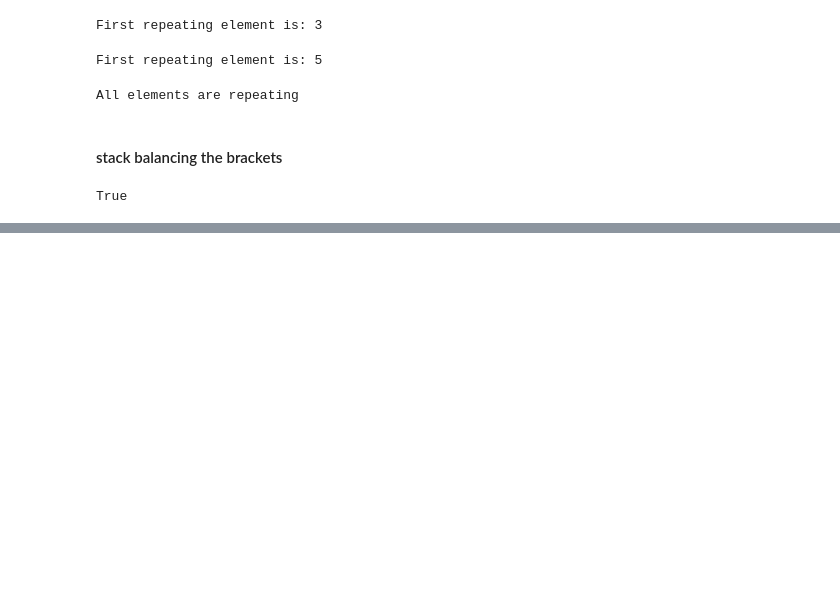
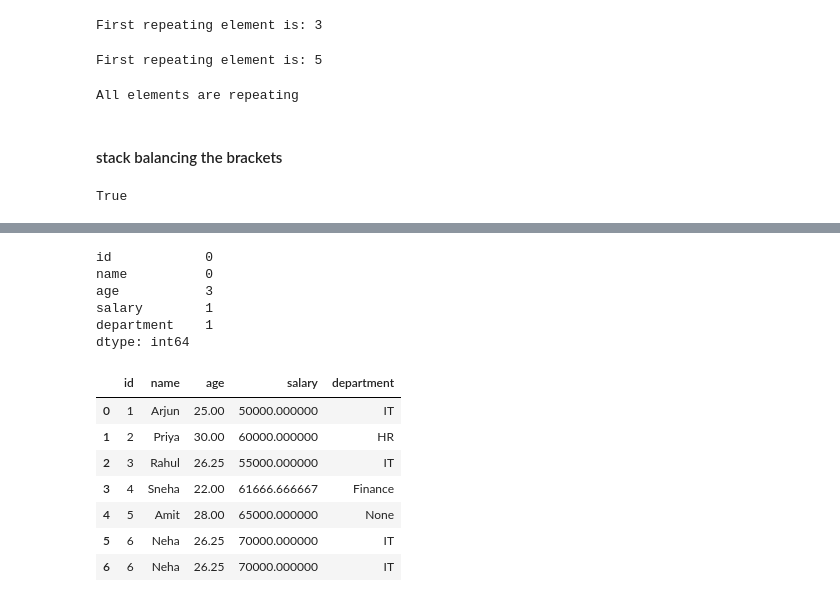
Before and after one commit to arpan794/python_coding_practice, a Jupyter notebook: pandas/practice.ipynb, the cells around one changed output, grey strips where cells are left out. Drawn from its saved outputs; the diff is of its cells as text; code cells hidden in the pictures; blank space fills up the shorter version.

```diff
--- a/pandas/practice.ipynb
+++ b/pandas/practice.ipynb
@@ -476,0 +590,25 @@ True
+# %%
+df.isnull().sum()
+# %% [output]
+id            0
+name          0
+age           3
+salary        1
+department    1
+dtype: int64
+# %%
+df.fillna(
+    {
+      "age": df['age'].mean(),
+      "salary": df['salary'].mean()
+    }
+)
+# %% [output]
+|  | id | name | age | salary | department |
+| 0 | 1 | Arjun | 25.00 | 50000.000000 | IT |
+| 1 | 2 | Priya | 30.00 | 60000.000000 | HR |
+| 2 | 3 | Rahul | 26.25 | 55000.000000 | IT |
+| 3 | 4 | Sneha | 22.00 | 61666.666667 | Finance |
+| 4 | 5 | Amit | 28.00 | 65000.000000 | None |
+| 5 | 6 | Neha | 26.25 | 70000.000000 | IT |
+| 6 | 6 | Neha | 26.25 | 70000.000000 | IT |
```
Also changed, not shown: parts of 14 cells of this notebook.
